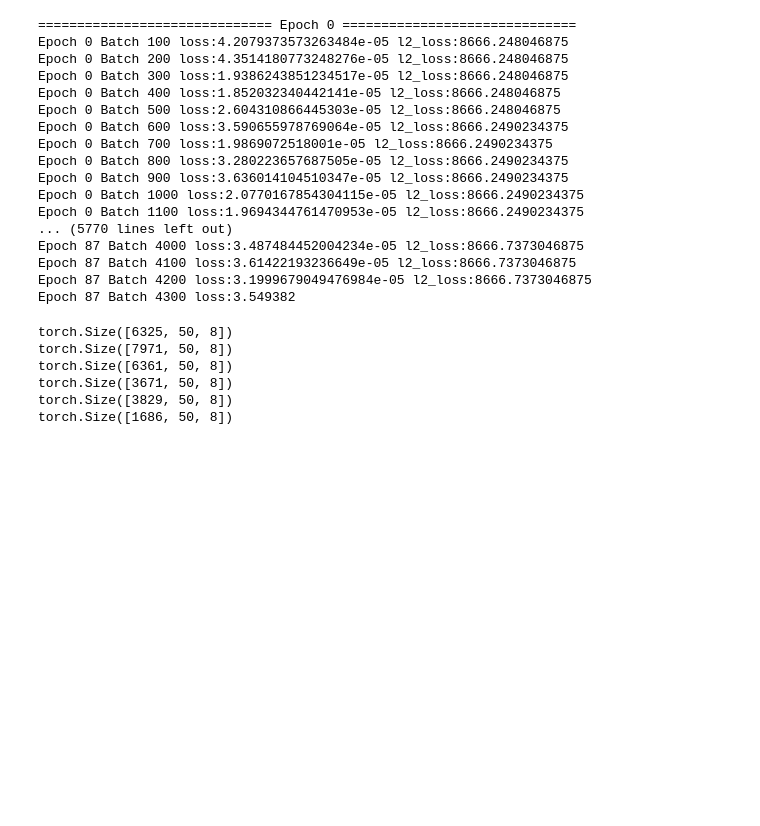
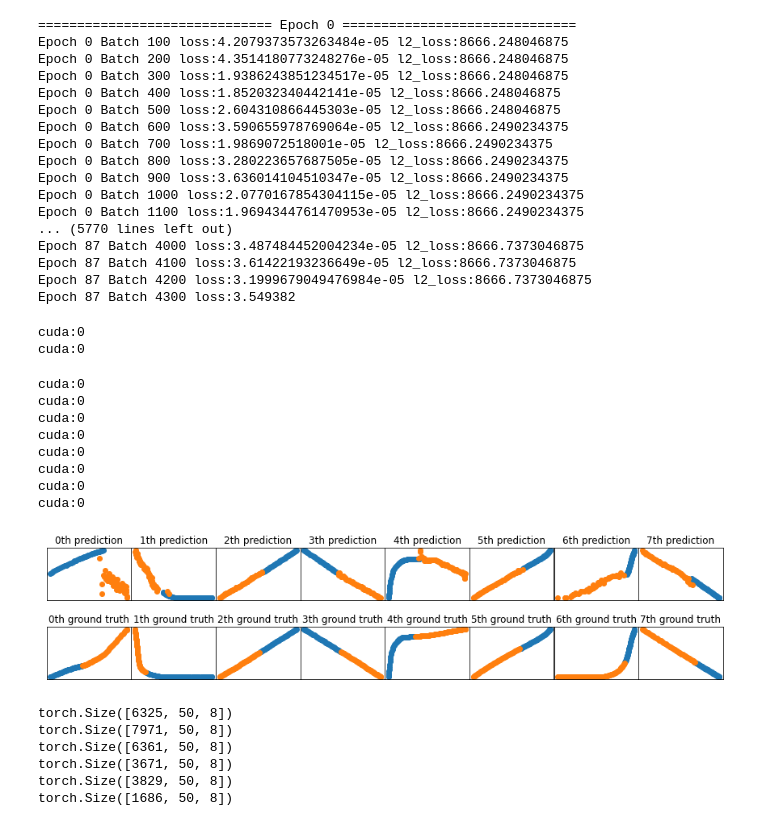
Before and after one commit to kevinlu1736/cse151b_final_project, a Jupyter notebook: finalproject.ipynb, the cells around one changed output. Cells and saved outputs as stored; diff of their text form; code cells hidden in the pictures; blank space fills up the shorter version.

```diff
--- a/finalproject.ipynb
+++ b/finalproject.ipynb
@@ -650,13 +831,12 @@ def train(data, labels, model = None, epoch=100, lr=0.0005, batch_size=32, lm=0.
         print("last_loss: {}".format(last_loss/60))
     return model
 # %%
-params_path = "./attention_lstm_corrected256_60epoch+256"
+params_path = "./model_params/attention_lstm_corrected256_60epoch+256"
 def loadModel(params_path, dev):
-    dev = torch.device('cpu')
-    if torch.cuda.is_available():
-        dev = torch.device(dev)
+
     model = TrajectoryPredictor(8, 128, 16, 2, 50, 60, device=dev)
-    model.load_state_dict(torch.load(params_path, map_location=dev))
+    model.load_state_dict(torch.load(params_path, map_location="cuda:0"))
     return model
 
-model = loadModel(params_path, 'cuda:0')
+model = loadModel(params_path, dev)
+model.device
@@ -837,43 +1046,62 @@ def showPaths(data, y, pred):
         axs[ind].scatter(data[i,:,0], data[i,:,1])
         axs[ind].scatter(y[i,:,0], y[i,:,1])
     plt.show()
+# %%
+print(model.device)
+print(dev)
+# %% [output]
+cuda:0
+cuda:0
 # %%
-def showRandomSampleComparison(data_tensor, label_tensor, denom=1000, params_path="./attention_lstm_latest"):
-    dev = torch.device('cpu')
-    if torch.cuda.is_available():
-        dev = torch.device('cuda:0')
+def showRandomSampleComparison(data_tensor, label_tensor, denom=1000, model=model):
 
+#     dev = torch.device('cpu')
+#     if torch.cuda.is_available():
+#         dev = torch.device('cuda:0')
 
-    model = TrajectoryPredictor(8, 64, 16, 2, 50, 60, device=dev)
-    model.load_state_dict(torch.load(params_path, map_location="cuda:0"))
+    if model is None:
+        model = TrajectoryPredictor(8, 64, 16, 2, 50, 60, device=dev)
+        model.load_state_dict(torch.load(params_path, map_location="cuda:0"))
     model.to(dev)
 
     indices = torch.randperm(len(data_tensor))[:8]
 
     data = data_tensor[indices]
     label = label_tensor[indices]
 
     n = data.shape[0]
     data = data.to(dev)
     result_tensor = torch.zeros(n, 60, 2, dtype=torch.float)
 
     with torch.no_grad():
 #             for i in range(n):
 #                 data_piece = data[i, :, :][None].to(dev)
+
         for k in range(n):
-            out, att_res, mem = model.encode(data[k][None])
+            encoder_states, mem = model.encode(data[k][None])
+
             for j in range(60):
-                out, mem = model.generate(out, att_res, j, *mem)
+                att = model.getAttention(mem[0], encoder_states)
+                out, mem = model.generate(att, *mem)
                 #print(out)
                 result_tensor[k, j, :] = out
                 #print(result_tensor[k, j])
-        result_tensor *= denom
-        label *= denom
+
         data *= denom
 
     showPaths(data.cpu(), label, result_tensor.cpu())
 
-showRandomSampleComparison(data_tensor, label_tensor)
+showRandomSampleComparison(data_tensor, label_tensor, model=model)
+# %% [output]
+cuda:0
+cuda:0
+cuda:0
+cuda:0
+cuda:0
+cuda:0
+cuda:0
+cuda:0
+[figure, added]
 # %%
 def getTestTensor(denom=1000):
 
```
Also changed, not shown: parts of 7 cells of this notebook.
